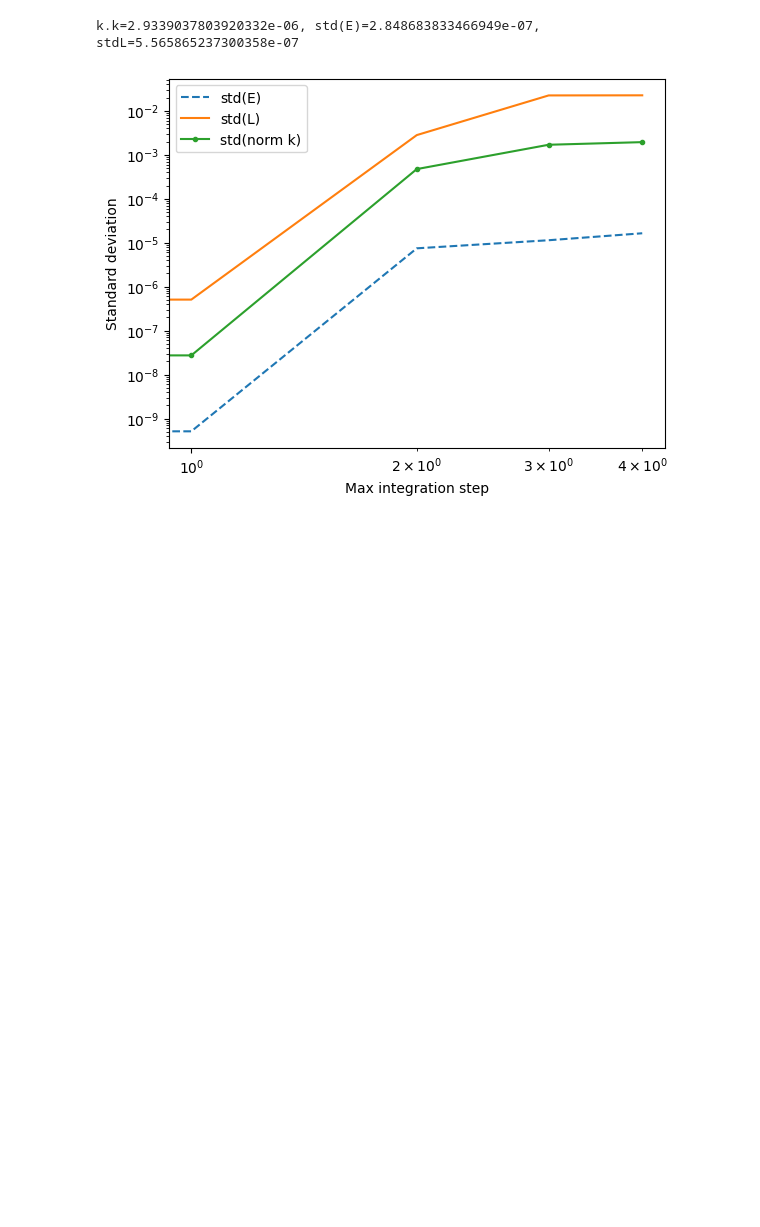
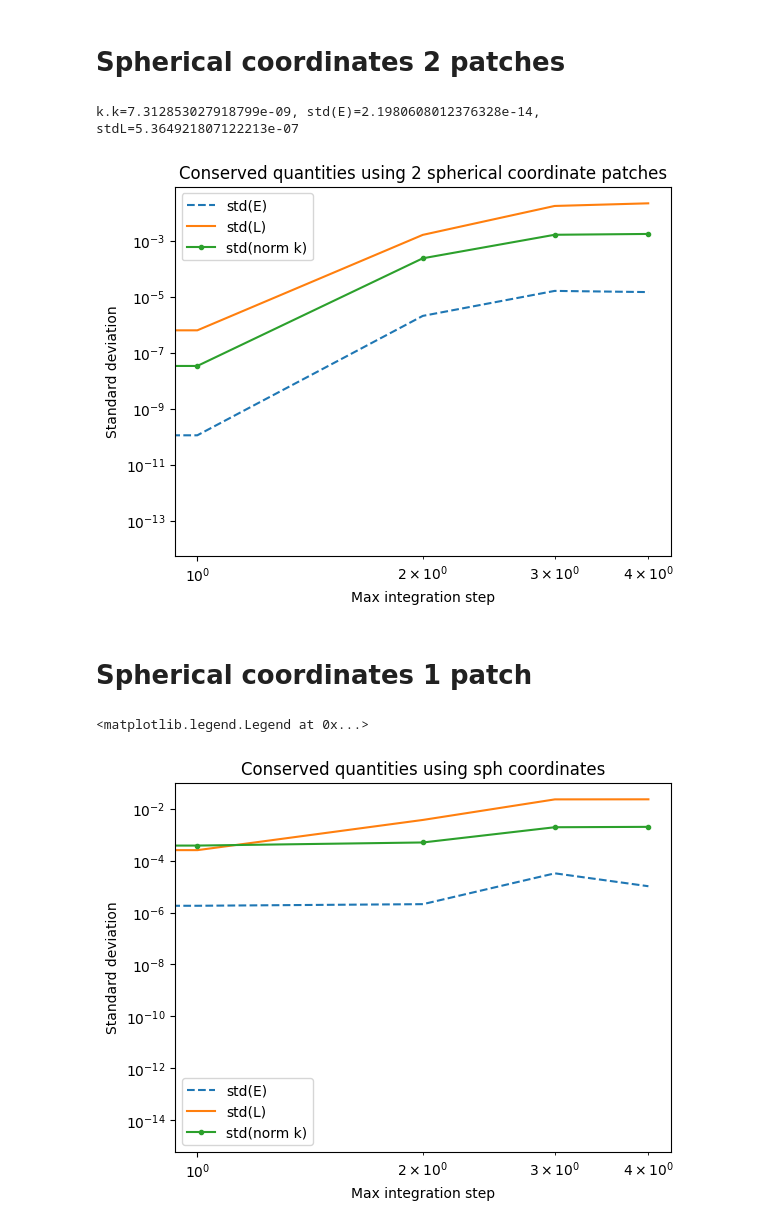
Before and after one commit to bldevries/curvedpy, a Jupyter notebook: paper/conservation_plots.ipynb, the cells around one changed output. Saved outputs shown, nothing was run; the diff lists cells and outputs as text; code cells hidden in the pictures; blank space fills up the shorter version.

```diff
--- a/paper/conservation_plots.ipynb
+++ b/paper/conservation_plots.ipynb
@@ -48,3 +63,5 @@ def get_random(max_step, coords):
             L.append(np.mean(k4__[3]))
             stdL.append(np.std(k4__[3]))
     return np.array([np.mean(E), np.mean(stdE), np.mean(L), np.mean(stdL), np.mean(L), np.mean(norm_k), np.mean(std_norm_k)])
+# %% [markdown]
+# Spherical coordinates 2 patches
@@ -51,5 +70,7 @@ def get_random(max_step, coords):
 # %%
-E, stdE, L, stdL, L, norm_k, std_norm_k = np.column_stack(np.array([get_random(max_step, "sph") for max_step in [0.1, 1.0, 10, 100, 1000]]))
+
+plt.title("Conserved quantities using 2 spherical coordinate patches")
+
 plt.yscale('log')
 plt.xscale('log')
 
@@ -62,5 +83,23 @@ plt.ylabel("Standard deviation")
 plt.legend()
 print(f"k.k={float(norm_k[0])}, std(E)={float(stdE[0])}, stdL={stdL[0]}")
 # %% [output]
-k.k=2.9339037803920332e-06, std(E)=2.848683833466949e-07, stdL=5.565865237300358e-07
+k.k=7.312853027918799e-09, std(E)=2.1980608012376328e-14, stdL=5.364921807122213e-07
-[figure, old version]
+[figure, new version]
+# %% [markdown]
+# Spherical coordinates 1 patch
+# %%
+E, stdE, L, stdL, L, norm_k, std_norm_k = np.column_stack(np.array([get_random(max_step, "sph") for max_step in [0.1, 1.0, 10, 100, 1000]]))
+plt.title("Conserved quantities using sph coordinates")
+plt.yscale('log')
+plt.xscale('log')
+
+plt.plot(stdE, "--", label="std(E)")
+plt.plot(stdL, label="std(L)")
+plt.plot(std_norm_k, ".-", label="std(norm k)")
+
+plt.xlabel("Max integration step")
+plt.ylabel("Standard deviation")
+plt.legend()
+# %% [output]
+<matplotlib.legend.Legend at 0x...>
+[figure, added]
```
Also changed, not shown: parts of 7 cells of this notebook, 2 other files.
